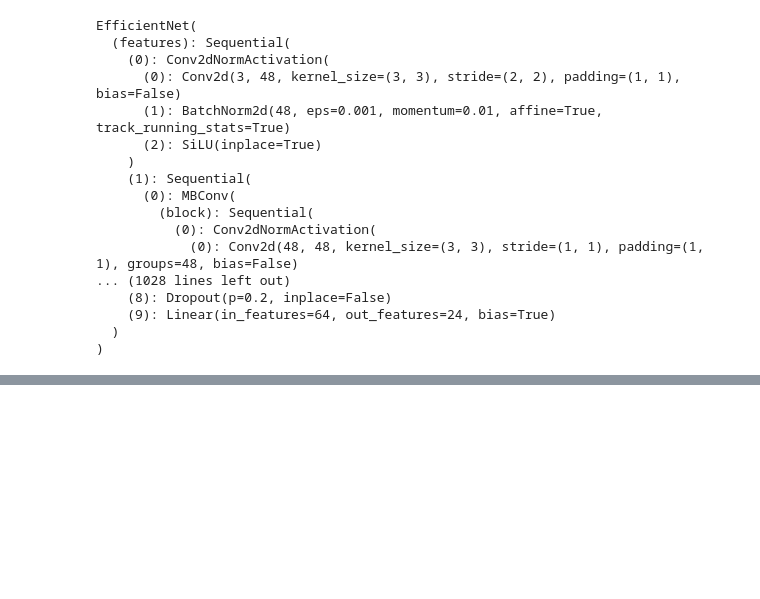
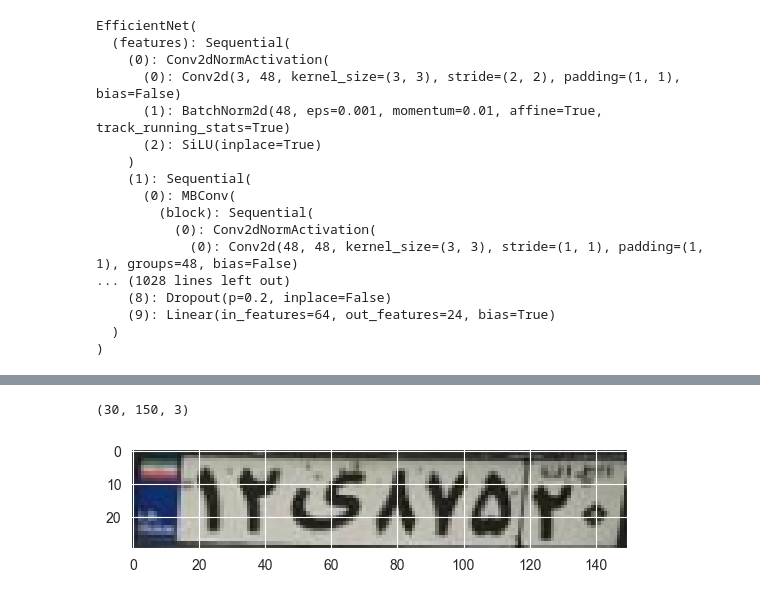
Before and after one commit to NimaPourmoradi/Persian_Plates, a Jupyter notebook: Persian_Plates.ipynb, the cells around one changed output, grey strips where cells are left out. Cells and saved outputs as stored; diff of their text form; code cells hidden in the pictures; blank space fills up the shorter version.

```diff
--- a/Persian_Plates.ipynb
+++ b/Persian_Plates.ipynb
@@ -902,0 +1102,9 @@ weighted avg       1.00      1.00      1.00      4050
+# %%
+img2 = cv2.resize(img, (150, 30))
+print(img2.shape)
+
+plt.imshow(img2)
+plt.show()
+# %% [output]
+(30, 150, 3)
+[figure, added]
```
Also changed, not shown: parts of 59 cells of this notebook.
